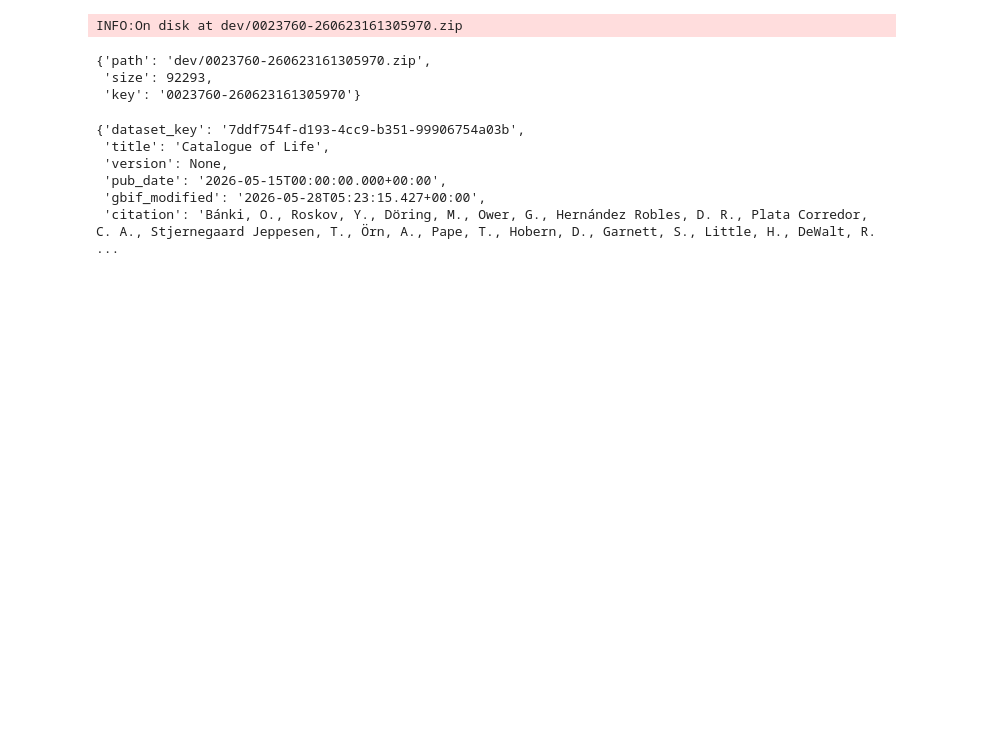
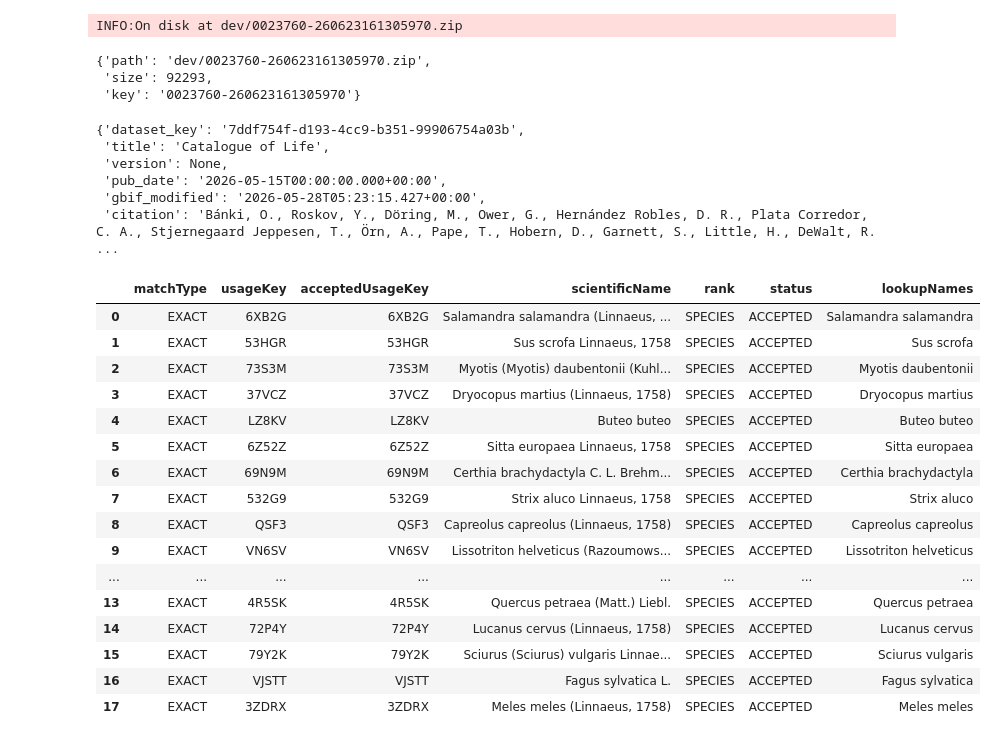
Before and after one commit to nbillietPM/BmC, a Jupyter notebook: scripts/gbif/gbif.ipynb, the cells around one changed output. Saved outputs shown, nothing was run; the diff lists cells and outputs as text; code cells hidden in the pictures; blank space fills up the shorter version.

```diff
--- a/scripts/gbif/gbif.ipynb
+++ b/scripts/gbif/gbif.ipynb
@@ -3124,0 +3226,49 @@ def get_gbif_download_metadata(download_key: str) -> dict:
+# %%
+sonian_species_list = [
+    # --- Dominant Flora (Ancient Beech Cathedral) ---
+    "Fagus sylvatica",          # European Beech
+    "Quercus robur",            # Pedunculate Oak
+    "Quercus petraea",          # Sessile Oak
+    "Carpinus betulus",         # Hornbeam
+
+    # --- Mammals ---
+    "Capreolus capreolus",      # Roe Deer
+    "Sus scrofa",               # Wild Boar
+    "Vulpes vulpes",            # Red Fox
+    "Meles meles",              # European Badger
+    "Myotis daubentonii",       # Daubenton's Bat
+    "Sciurus vulgaris",         # Red Squirrel
+
+    # --- Cavity-Nesting and Forest Birds ---
+    "Dryocopus martius",        # Black Woodpecker
+    "Sitta europaea",           # Eurasian Nuthatch
+    "Certhia brachydactyla",    # Short-toed Treecreeper
+    "Buteo buteo",              # Common Buzzard
+    "Strix aluco",              # Tawny Owl
+
+    # --- Flagship Insects & Amphibians ---
+    "Lucanus cervus",           # Stag Beetle (Relies on deadwood)
+    "Salamandra salamandra",    # Fire Salamander
+    "Lissotriton helveticus"     # Palmate Newt
+]
+# %%
+df, mdf = interface.fetch_taxon_info(sonian_species_list, col_backbone=True)
+df
+# %% [output]
+|  | matchType | usageKey | acceptedUsageKey | scientificName | rank | status | lookupNames |
+| 0 | EXACT | 6XB2G | 6XB2G | Salamandra salamandra (Linnaeus, ... | SPECIES | ACCEPTED | Salamandra salamandra |
+| 1 | EXACT | 53HGR | 53HGR | Sus scrofa Linnaeus, 1758 | SPECIES | ACCEPTED | Sus scrofa |
+| 2 | EXACT | 73S3M | 73S3M | Myotis (Myotis) daubentonii (Kuhl... | SPECIES | ACCEPTED | Myotis daubentonii |
+| 3 | EXACT | 37VCZ | 37VCZ | Dryocopus martius (Linnaeus, 1758) | SPECIES | ACCEPTED | Dryocopus martius |
+| 4 | EXACT | LZ8KV | LZ8KV | Buteo buteo | SPECIES | ACCEPTED | Buteo buteo |
+| 5 | EXACT | 6Z52Z | 6Z52Z | Sitta europaea Linnaeus, 1758 | SPECIES | ACCEPTED | Sitta europaea |
+| 6 | EXACT | 69N9M | 69N9M | Certhia brachydactyla C. L. Brehm... | SPECIES | ACCEPTED | Certhia brachydactyla |
+| 7 | EXACT | 532G9 | 532G9 | Strix aluco Linnaeus, 1758 | SPECIES | ACCEPTED | Strix aluco |
+| 8 | EXACT | QSF3 | QSF3 | Capreolus capreolus (Linnaeus, 1758) | SPECIES | ACCEPTED | Capreolus capreolus |
+| 9 | EXACT | VN6SV | VN6SV | Lissotriton helveticus (Razoumows... | SPECIES | ACCEPTED | Lissotriton helveticus |
+| ... | ... | ... | ... | ... | ... | ... | ... |
+| 13 | EXACT | 4R5SK | 4R5SK | Quercus petraea (Matt.) Liebl. | SPECIES | ACCEPTED | Quercus petraea |
+| 14 | EXACT | 72P4Y | 72P4Y | Lucanus cervus (Linnaeus, 1758) | SPECIES | ACCEPTED | Lucanus cervus |
+| 15 | EXACT | 79Y2K | 79Y2K | Sciurus (Sciurus) vulgaris Linnae... | SPECIES | ACCEPTED | Sciurus vulgaris |
+| 16 | EXACT | VJSTT | VJSTT | Fagus sylvatica L. | SPECIES | ACCEPTED | Fagus sylvatica |
+| 17 | EXACT | 3ZDRX | 3ZDRX | Meles meles (Linnaeus, 1758) | SPECIES | ACCEPTED | Meles meles |
```
Also changed, not shown: parts of 10 cells of this notebook.
